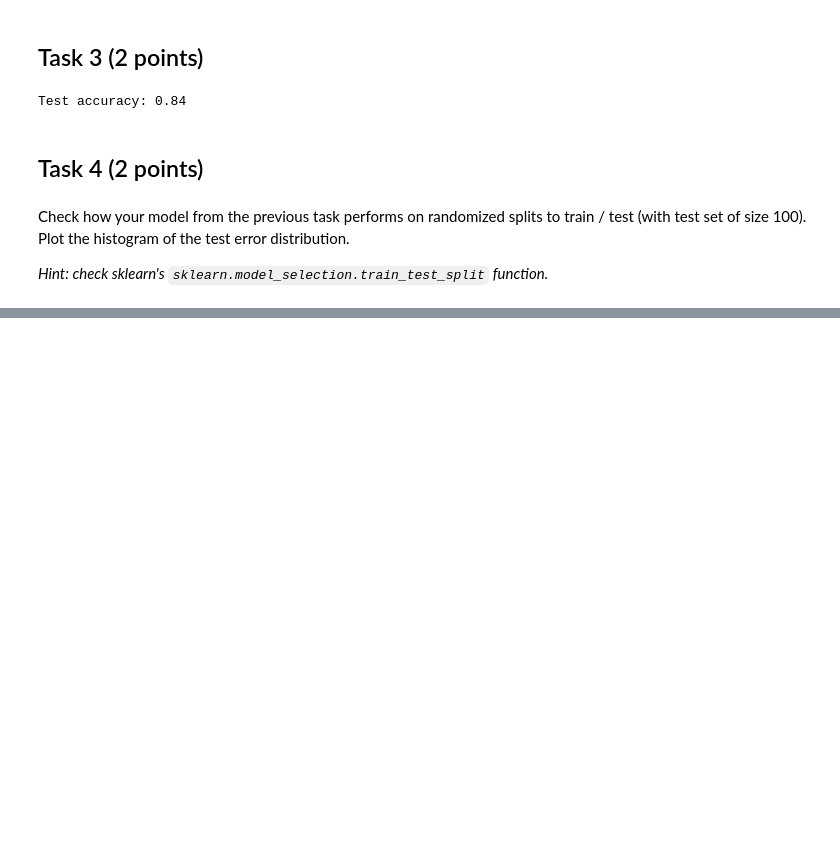
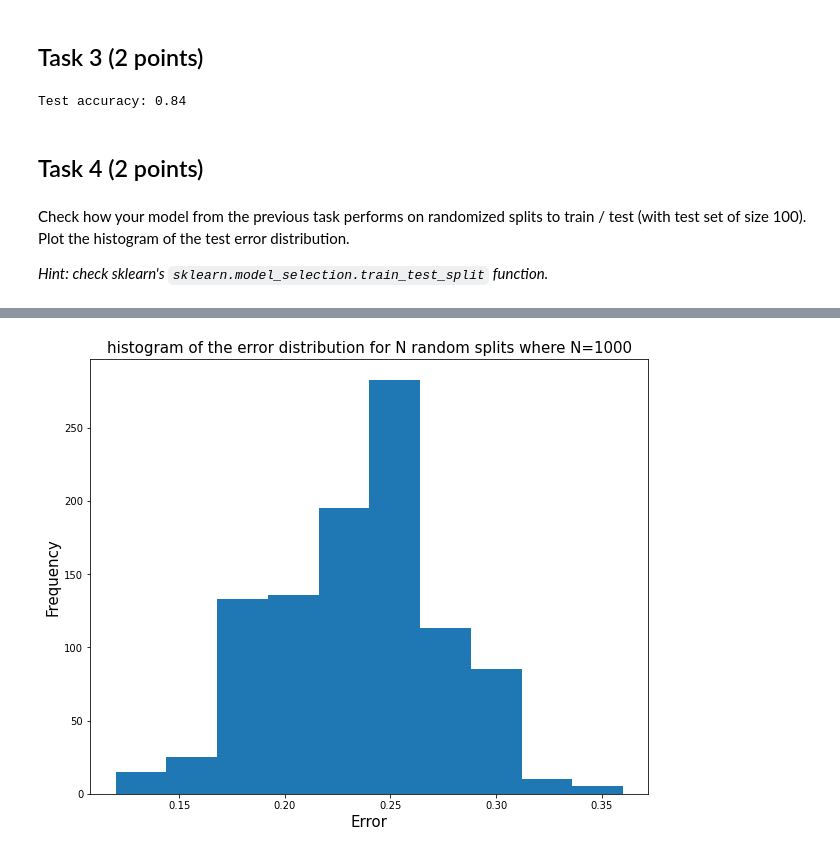
Before and after one commit to acquayefrank/mldm-assignments, a Jupyter notebook: day-01/MLDM_2020_seminar01_homework.ipynb, the cells around one changed output, grey strips where cells are left out. Drawn from its saved outputs; the diff is of its cells as text; code cells hidden in the pictures; blank space fills up the shorter version.

```diff
--- a/day-01/MLDM_2020_seminar01_homework.ipynb
+++ b/day-01/MLDM_2020_seminar01_homework.ipynb
@@ -163,0 +164,11 @@ plt.show()
+# %%
+test_error = [1 - x for x in test_accuracy]
+
+plt.figure(figsize=[10,8])
+plt.xlabel('Error',fontsize=15)
+plt.ylabel('Frequency',fontsize=15)
+plt.title('histogram of the error distribution for N random splits where N=1000',fontsize=15)
+plt.hist(test_error)
+plt.show()
+# %% [output]
+[figure, added]
```
Also changed, not shown: parts of 2 cells of this notebook.
